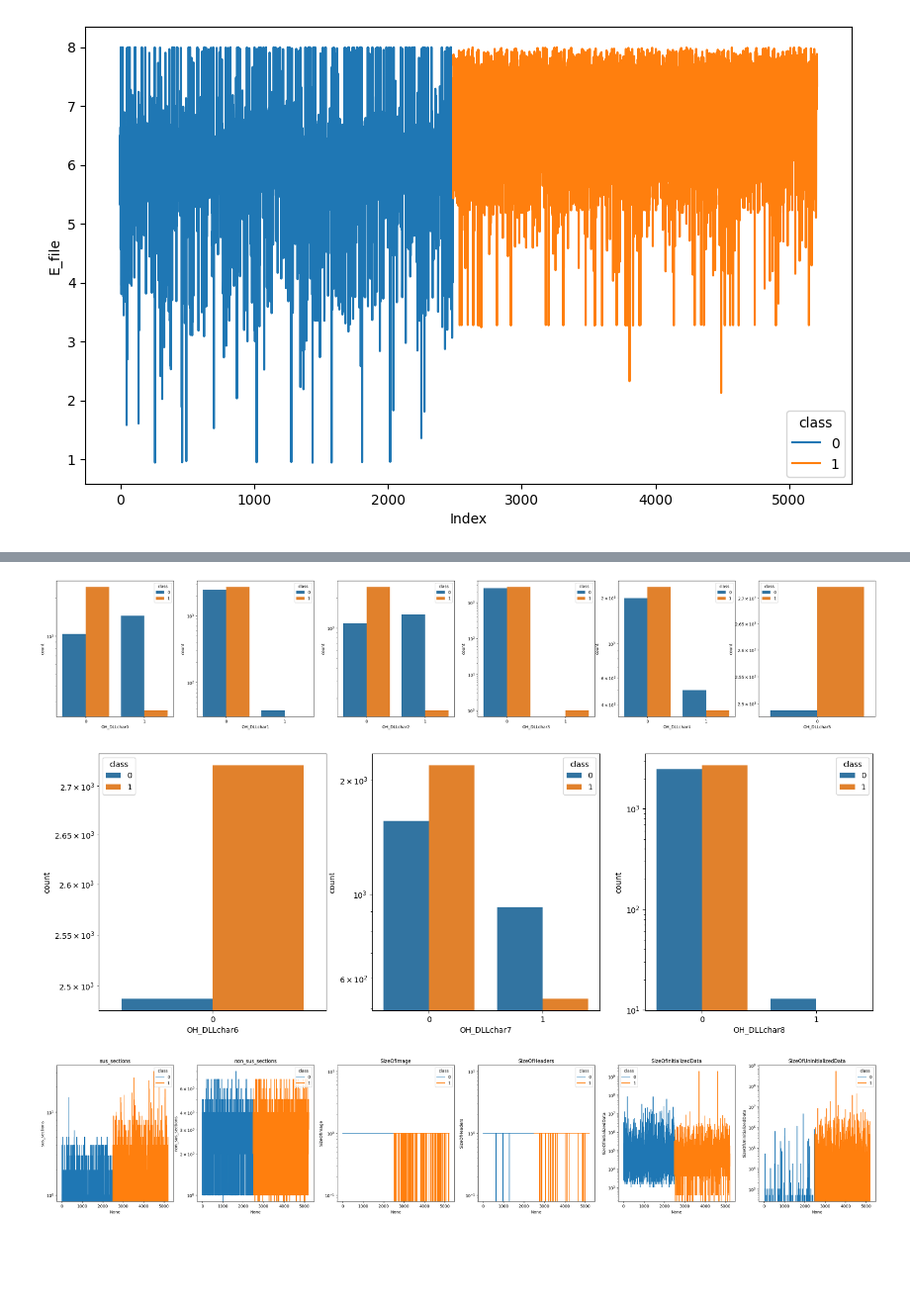
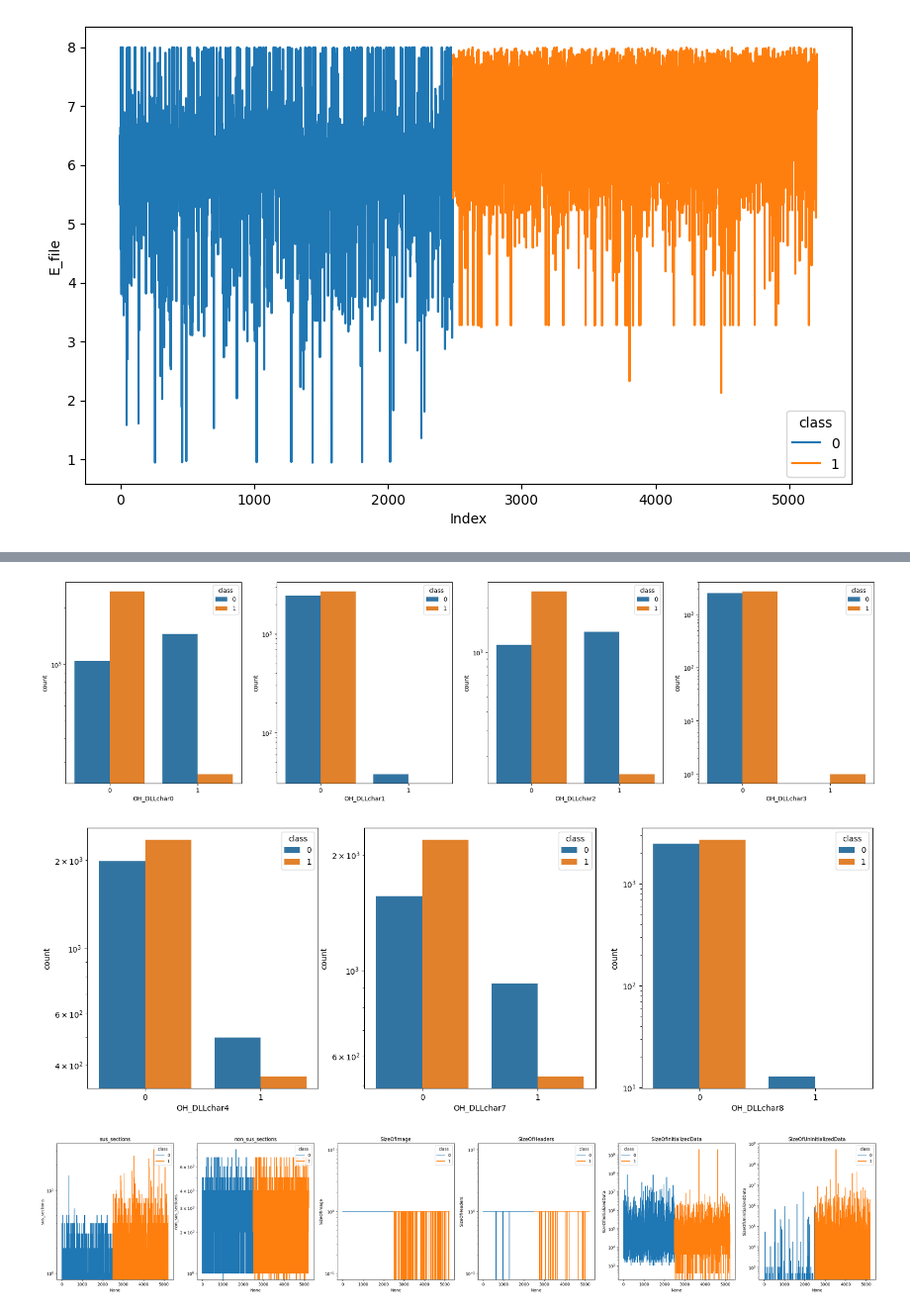
Before and after one commit to Dema00/ml-analysis-project, a Jupyter notebook: notebook.ipynb, the cells around one changed output, grey strips where cells are left out. Shown at 99% size. Saved outputs shown, nothing was run; the diff lists cells and outputs as text; code cells hidden in the pictures; blank space fills up the shorter version.

```diff
--- a/notebook.ipynb
+++ b/notebook.ipynb
@@ -165,14 +165,14 @@ plt.show()
 [figure]
 # %%
 features = [
-    'FH_char0', 'FH_char1', 'FH_char2', 'FH_char3',
+    'FH_char0', 'FH_char2', 'FH_char3',
     'FH_char4', 'FH_char5', 'FH_char6', 'FH_char7',
-    'FH_char8', 'FH_char9', 'FH_char10', 'FH_char11',
-    'FH_char12', 'FH_char13', 'FH_char14'
+    'FH_char8', 'FH_char9', 'FH_char10',
+    'FH_char12', 'FH_char14'
 ]
 
 nominal_features = df[features]
-plots_per_line = 6
+plots_per_line = 5
 for i, column in enumerate(nominal_features.columns):
     if i % plots_per_line == 0:
         r = len(nominal_features.columns) - i
@@ -194,29 +194,29 @@ for i, column in enumerate(nominal_features.columns):
 # %%
 features = [
     'OH_DLLchar0', 'OH_DLLchar1', 'OH_DLLchar2', 'OH_DLLchar3',
-    'OH_DLLchar4', 'OH_DLLchar5', 'OH_DLLchar6', 'OH_DLLchar7',
+    'OH_DLLchar4', 'OH_DLLchar7',
     'OH_DLLchar8'
 ]
 
 nominal_features = df[features]
-plots_per_line = 6
+plots_per_line = 4
 for i, column in enumerate(nominal_features.columns):
     if i % plots_per_line == 0:
         r = len(nominal_features.columns) - i
         if r < plots_per_line:
             n_plots = r
         else:
             n_plots = plots_per_line
         _, axs = plt.subplots(1, n_plots, figsize=(6*n_plots, 6))
         plot = 0
     axes = sns.countplot(df, x=column, hue='class', ax=axs[plot])
     axes.set_yscale('log')
     if plot == n_plots-1:
         plt.show()
     plot+=1
 # %% [output]
-[figure, old version]
+[figure, new version]
-[figure, old version]
+[figure, new version]
 # %%
 features = [
     'sus_sections','non_sus_sections','SizeOfImage','SizeOfHeaders',
```
Also changed, not shown: parts of 10 cells of this notebook, 5 other files.
